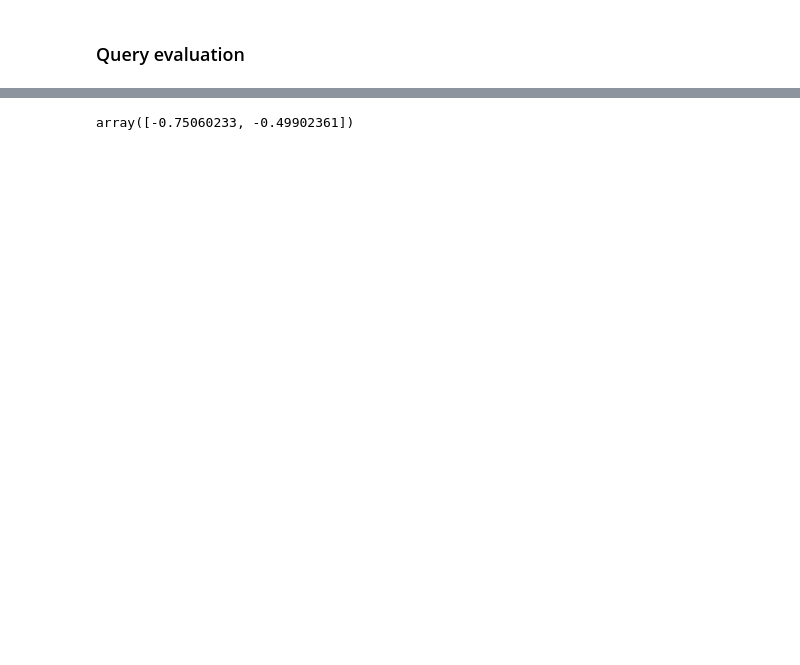
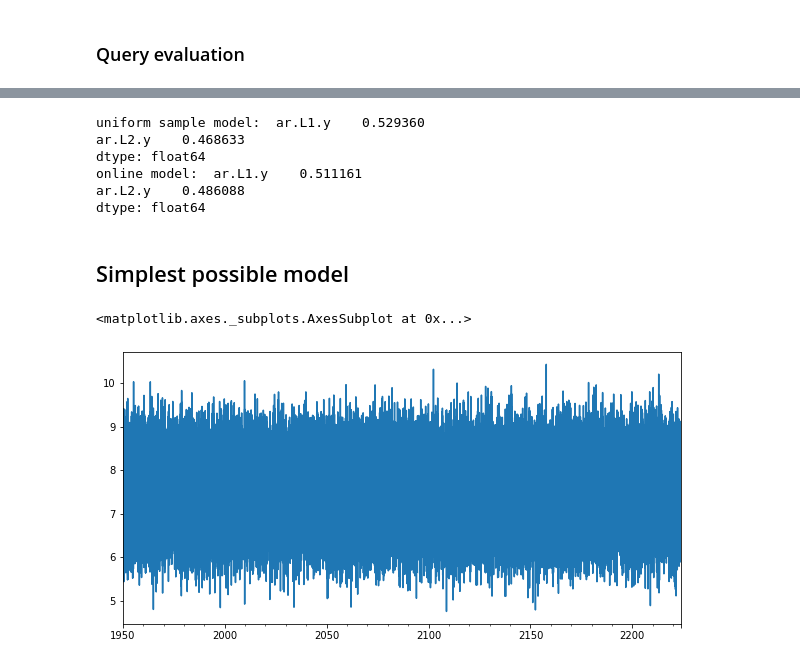
Before and after one commit to Barbarioli/OTSS, a Jupyter notebook: examples.ipynb, the cells around one changed output, grey strips where cells are left out. Drawn from its saved outputs; the diff is of its cells as text; code cells hidden in the pictures; blank space fills up the shorter version.

```diff
--- a/examples.ipynb
+++ b/examples.ipynb
@@ -910,8 +1061,37 @@ model_online_sample = ARMA(online_subsample, (2, 2)).fit(trend='nc', disp=0)
 # %%
 #Parameters
-print('original model: ', model.params)
+#ar = np.array([1,0.75,0.5])
+#print('original model: ', model.params)
 print('uniform sample model: ', model_uniform_sample.params)
-print('eb model: ', model_eb_sample.params)
+#print('eb model: ', model_eb_sample.params)
 print('online model: ', model_online_sample.params)
 # %% [output]
-array([-0.75060233, -0.49902361])
+uniform sample model:  ar.L1.y    0.529360
+ar.L2.y    0.468633
+dtype: float64
+online model:  ar.L1.y    0.511161
+ar.L2.y    0.486088
+dtype: float64
+# %% [markdown]
+## Simplest possible model
+# %%
+#Piecewise Stationary series
+
+#Parameters
+n = 100000
+mu = 2
+sigma = 0.5
+
+ar = np.array([1,0.75,0.5])
+ma = np.array([1])
+#time_series = ArmaProcess(ar,ma)
+time_series_values = arma_generate_sample(-ar,ma,n,sigma)
+time_series_values[:] += 7.5
+
+#plot
+tidx = pd.date_range('1950-01-01', periods=n, freq='D') # freq='MS'set the frequency of date in months and start from day 1. You can use 'T' for minutes and so on
+series = pd.Series(time_series_values, index =tidx)
+series.plot(figsize=(10, 5))
+# %% [output]
+<matplotlib.axes._subplots.AxesSubplot at 0x...>
+[figure, added]
```
Also changed, not shown: parts of 36 cells of this notebook.
